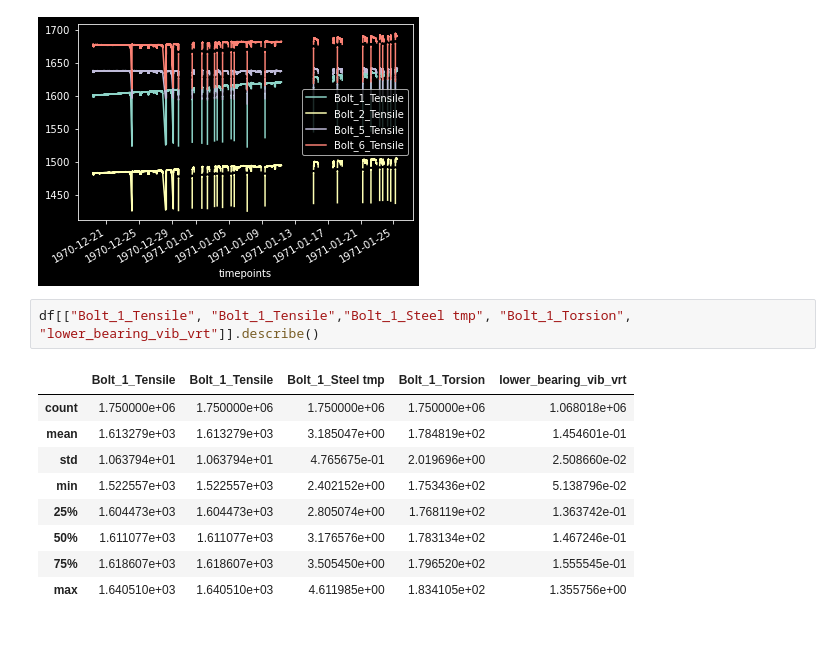
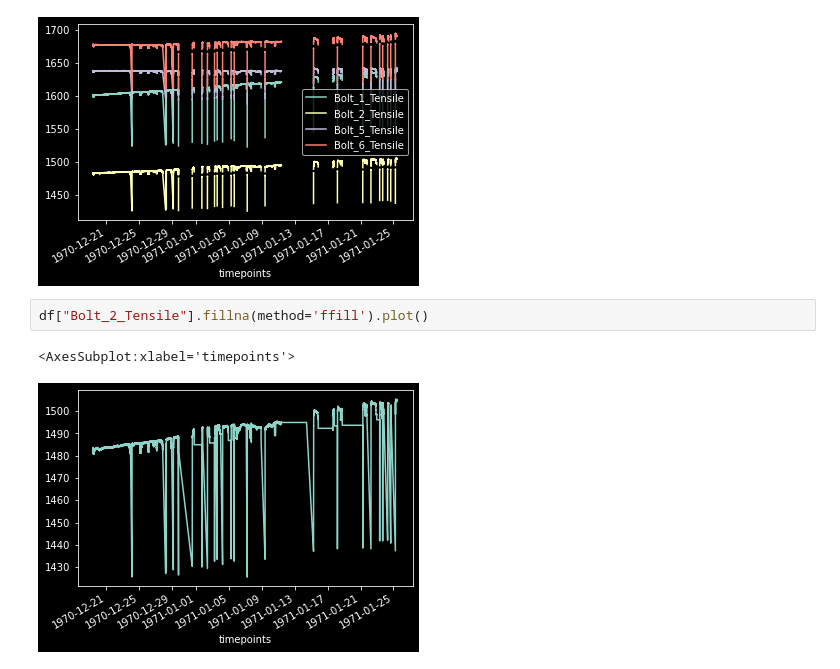
Before and after one commit to mikaelste/krafthack_22, a Jupyter notebook: notebooks/mikael_playground.ipynb, the cells around one changed output. Cells and saved outputs as stored; diff of their text form; blank space fills up the shorter version.

```diff
--- a/notebooks/mikael_playground.ipynb
+++ b/notebooks/mikael_playground.ipynb
@@ -66,15 +66,8 @@ df[["Bolt_1_Tensile", "Bolt_2_Tensile", "Bolt_5_Tensile", "Bolt_6_Tensile"]].plo
 # %% [output]
 <AxesSubplot:xlabel='timepoints'>
 [figure]
-# %%
-df[["Bolt_1_Tensile", "Bolt_1_Tensile","Bolt_1_Steel tmp", "Bolt_1_Torsion", "lower_bearing_vib_vrt"]].describe()
-# %% [output]
-|  | Bolt_1_Tensile | Bolt_1_Tensile | Bolt_1_Steel tmp | Bolt_1_Torsion | lower_bearing_vib_vrt |
-| count | 1.750000e+06 | 1.750000e+06 | 1.750000e+06 | 1.750000e+06 | 1.068018e+06 |
-| mean | 1.613279e+03 | 1.613279e+03 | 3.185047e+00 | 1.784819e+02 | 1.454601e-01 |
-| std | 1.063794e+01 | 1.063794e+01 | 4.765675e-01 | 2.019696e+00 | 2.508660e-02 |
-| min | 1.522557e+03 | 1.522557e+03 | 2.402152e+00 | 1.753436e+02 | 5.138796e-02 |
-| 25% | 1.604473e+03 | 1.604473e+03 | 2.805074e+00 | 1.768119e+02 | 1.363742e-01 |
-| 50% | 1.611077e+03 | 1.611077e+03 | 3.176576e+00 | 1.783134e+02 | 1.467246e-01 |
-| 75% | 1.618607e+03 | 1.618607e+03 | 3.505450e+00 | 1.796520e+02 | 1.555545e-01 |
-| max | 1.640510e+03 | 1.640510e+03 | 4.611985e+00 | 1.834105e+02 | 1.355756e+00 |
+# %%
+df["Bolt_2_Tensile"].fillna(method='ffill').plot()
+# %% [output]
+<AxesSubplot:xlabel='timepoints'>
+[figure, added]
```
Also changed, not shown: 9 other files.
